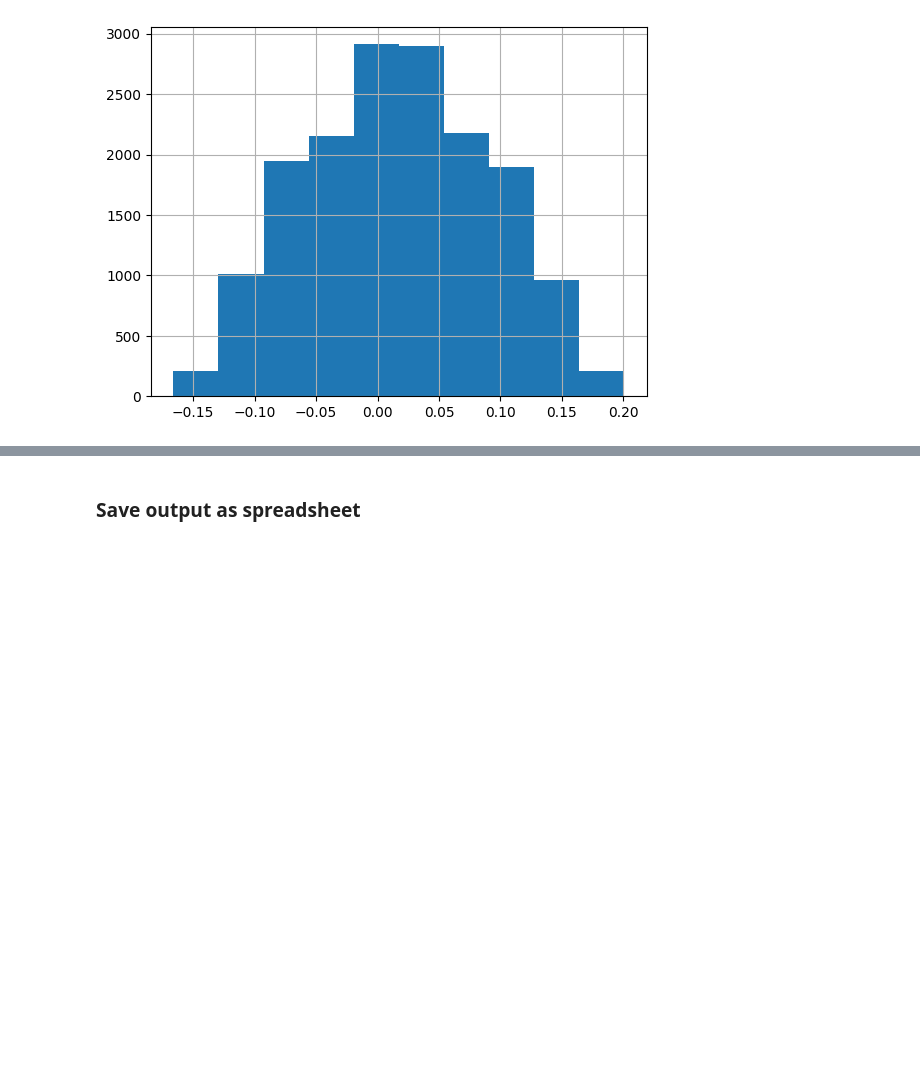
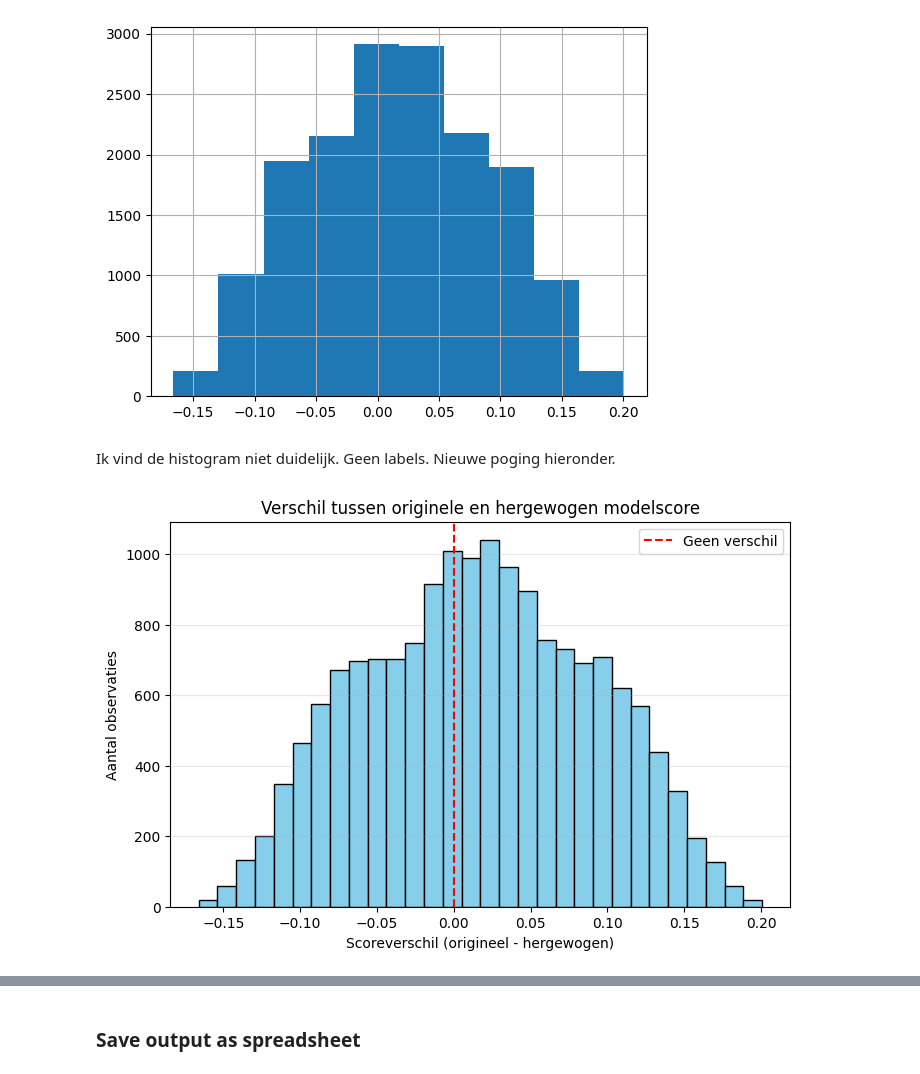
Before and after one commit to jetverbeek/AIF360, a Jupyter notebook: amsterdam/model/test_models.ipynb, the cells around one changed output, grey strips where cells are left out. Cells and saved outputs as stored; diff of their text form; code cells hidden in the pictures; blank space fills up the shorter version.

```diff
--- a/amsterdam/model/test_models.ipynb
+++ b/amsterdam/model/test_models.ipynb
@@ -27,11 +27,11 @@ parent_dir = os.path.abspath(os.path.join(os.getcwd(), '..'))
 sys.path.insert(0, parent_dir)
 
 # Load the original model the city trained
-original_model = jl.load(open('input/20220523_model_used_in_prepilot.pkl', 'rb'))
+original_model = jl.load(open('20220523_model_used_in_prepilot.pkl', 'rb'))
 original_model = original_model['model']
 
 # Load the reweigheted model, which attempted to remove bias against applicants with a non-Western nationality
-reweighted_model = jl.load(open('input/20220531_model_after_reweighing.pkl', 'rb'))
+reweighted_model = jl.load(open('20220531_model_after_reweighing.pkl', 'rb'))
 reweighted_model = reweighted_model['model']
 # %% [markdown]
 ### Create explorable dashboard for the original model
@@ -179,3 +179,17 @@ df['score_difference'].hist()
 # %% [output]
 <Axes: >
 [figure]
+# %% [markdown]
+Ik vind de histogram niet duidelijk. Geen labels. Nieuwe poging hieronder.
+# %%
+plt.figure(figsize=(8,5))
+plt.hist(df['score_difference'], bins=30, color='skyblue', edgecolor='black')
+plt.axvline(0, color='red', linestyle='--', label='Geen verschil')
+plt.title('Verschil tussen originele en hergewogen modelscore')
+plt.xlabel('Scoreverschil (origineel - hergewogen)')
+plt.ylabel('Aantal observaties')
+plt.legend()
+plt.grid(axis='y', alpha=0.3)
+plt.show()
+# %% [output]
+[figure, added]
```
Also changed, not shown: parts of 6 cells of this notebook, 14 other files.
